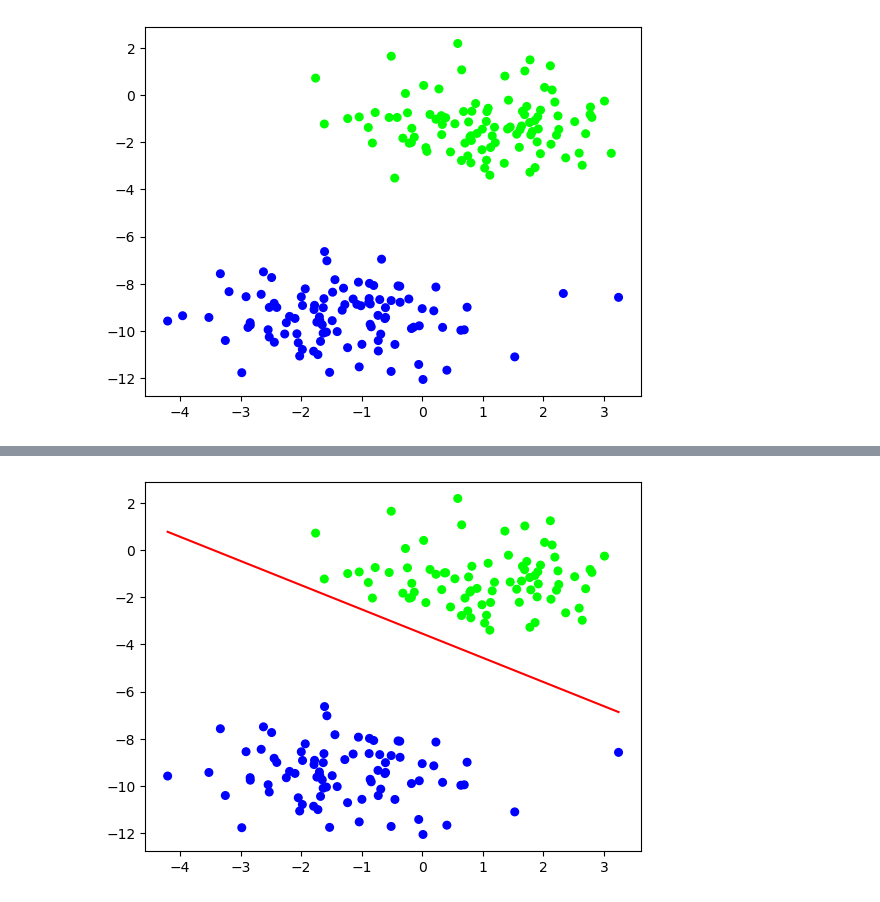
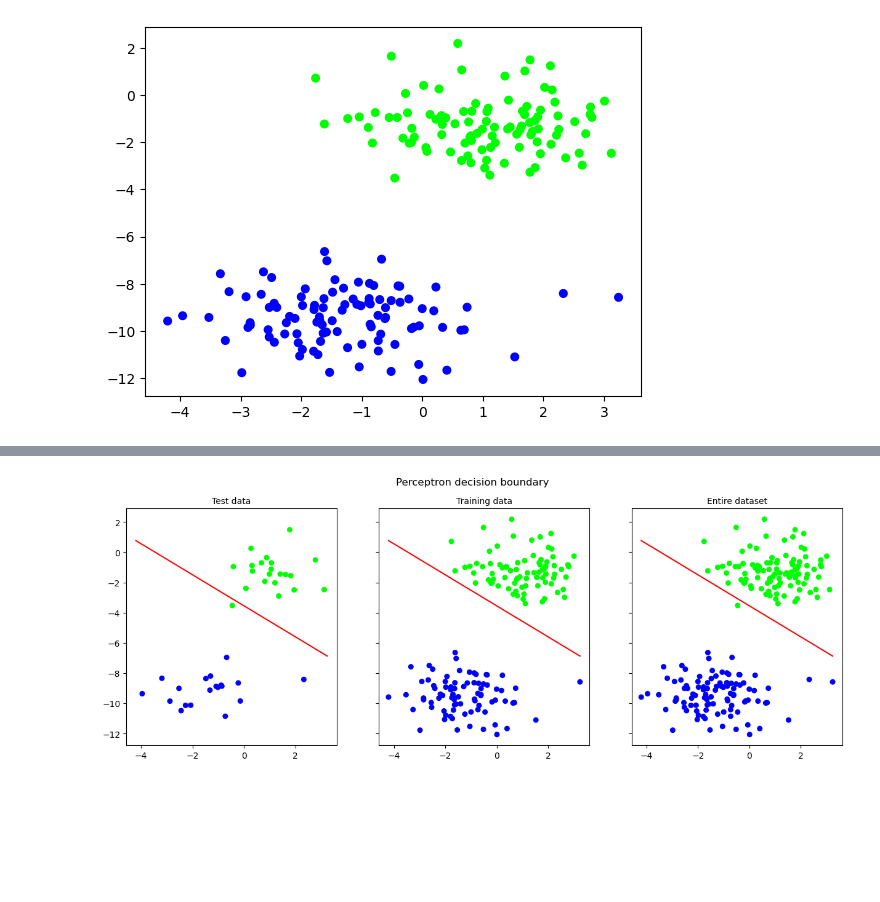
Before and after one commit to thomasjenny/neural_networks_basics, a Jupyter notebook: Neural_Networks.ipynb, the cells around one changed output, grey strips where cells are left out. Drawn from its saved outputs; the diff is of its cells as text; code cells hidden in the pictures; blank space fills up the shorter version.

```diff
--- a/Neural_Networks.ipynb
+++ b/Neural_Networks.ipynb
@@ -183,5 +173,5 @@ Now the model can be trained with the `train_perceptron` function. It returns th
 # %%
-weights_learned, bias_learned = train_perceptron(X_train, y_train, weights, bias, 100, 0.01)
+weights_learned, bias_learned = train_perceptron(X_train, y_train, weights, bias, epochs, learning_rate)
 print(10 * "-")
 print(f"Learned weights: {weights_learned}")
 print(f"Learned bias: {bias_learned}")
@@ -248,17 +271,42 @@ where the changes are represented by the weights. $b$ is the value of $y$ when $
 # %%
-def plot_perceptron(X, y, weights, bias):
+def plot_perceptron(X_test, y_test, X_train, y_train, X, y, weights, bias):
     """Plot the input of a perceptron with the decision boundary.
 
     Args:
-    X       -- Input data to plot: numpy array
-    weights -- Weight vector of the trained perceptron: numpy array
-    bias    -- Bias of the trained perceptron: float
+    X_test  -- Test data to plot (numpy array)
+    y_test  -- Test classification lables (numpy array)
+    X_train -- Training data to plot (numpy array)
+    y_train -- Training classification lables (numpy array)
+    X       -- Dataset to plot (numpy array)
+    y       -- Classification lables (numpy array)
+    weights -- Weight vector of the trained perceptron (numpy array)
+    bias    -- Bias of the trained perceptron (float)
     """
-    x1 = np.array([min(X[:,0]), max(X[:,0])])
+    # Calculate the decision boundary
+    x1 = np.array([min(X_train[:,0]), max(X_train[:,0])])
     m = -weights[0] / weights[1]
     b = np.array([-bias / weights[1]])
     x2 = m * x1 + b
 
-    plt.scatter(X[:, 0], X[:, 1], c = y, s = 30, cmap = plt.cm.brg)
-    plt.plot(x1, x2, c = "r")
+    # Generate plot and subplots; general formatting
+    fig, (ax1, ax2, ax3) = plt.subplots(1, 3, sharex = True, sharey = True)
+    fig.set_figheight(5)
+    fig.set_figwidth(15)
+    fig.suptitle("Perceptron decision boundary", fontsize = 12)
+
+    # Generate subplot for test data
+    ax1.scatter(X_test[:, 0], X_test[:, 1], c = y_test, s = 30, cmap = plt.cm.brg)
+    ax1.plot(x1, x2, c = "r")
+    ax1.set_title("Test data", fontsize = 10)
+
+    # Generate subplot for training data
+    ax2.scatter(X_train[:, 0], X_train[:, 1], c = y_train, s = 30, cmap = plt.cm.brg)
+    ax2.plot(x1, x2, c = "r")
+    ax2.set_title("Training data", fontsize = 10)
+
+    # Generate subplot for entire dataset
+    ax3.scatter(X[:, 0], X[:, 1], c = y, s = 30, cmap = plt.cm.brg)
+    ax3.plot(x1, x2, c = "r")
+    ax3.set_title("Entire dataset", fontsize = 10)
+
     plt.show()
@@ -270,5 +313,4 @@ plot_perceptron(X, y, weights_learned, bias_learned)
 # %%
-# Training set
-plot_perceptron(X_train, y_train, weights_learned, bias_learned)
+plot_perceptron(X_test, y_test, X_train, y_train, X, y, weights_learned, bias_learned)
 # %% [output]
-[figure, old version]
+[figure, new version]
```
Also changed, not shown: parts of 33 cells of this notebook.
